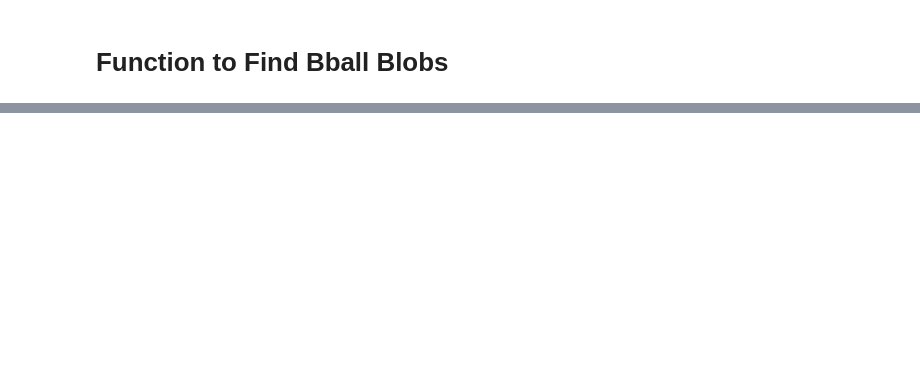
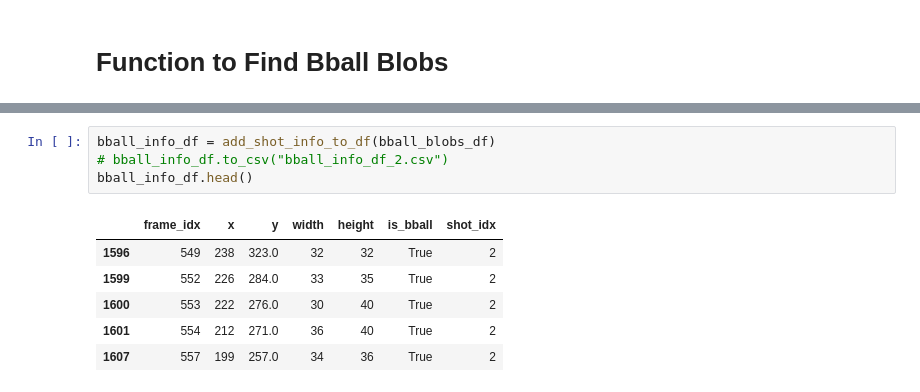
Before and after one commit to icarusoars/bball-shot-tracker, a Jupyter notebook: notebooks/03_detect_shot.ipynb, the cells around one changed output, grey strips where cells are left out. Drawn from its saved outputs; the diff is of its cells as text; blank space fills up the shorter version.

```diff
--- a/notebooks/03_detect_shot.ipynb
+++ b/notebooks/03_detect_shot.ipynb
@@ -565,0 +614,11 @@ plt.scatter(bballs_df['frame_idx'], bballs_df['y'])
+# %%
+bball_info_df = add_shot_info_to_df(bball_blobs_df)
+# bball_info_df.to_csv("bball_info_df_2.csv")
+bball_info_df.head()
+# %% [output]
+|  | frame_idx | x | y | width | height | is_bball | shot_idx |
+| 1596 | 549 | 238 | 323.0 | 32 | 32 | True | 2 |
+| 1599 | 552 | 226 | 284.0 | 33 | 35 | True | 2 |
+| 1600 | 553 | 222 | 276.0 | 30 | 40 | True | 2 |
+| 1601 | 554 | 212 | 271.0 | 36 | 40 | True | 2 |
+| 1607 | 557 | 199 | 257.0 | 34 | 36 | True | 2 |
```
Also changed, not shown: parts of 33 cells of this notebook, 22 other files.
